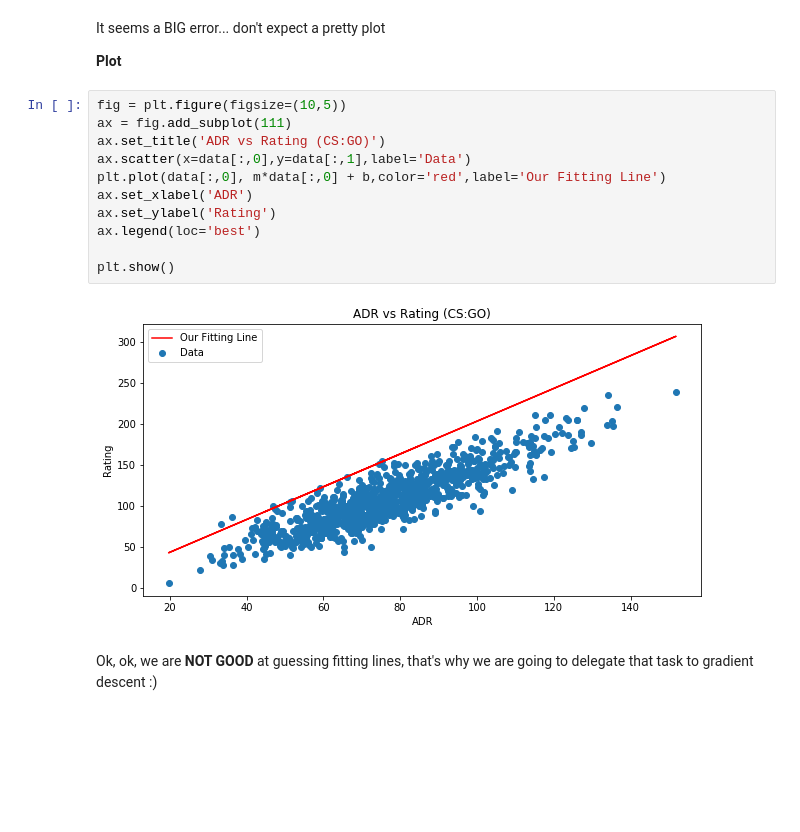
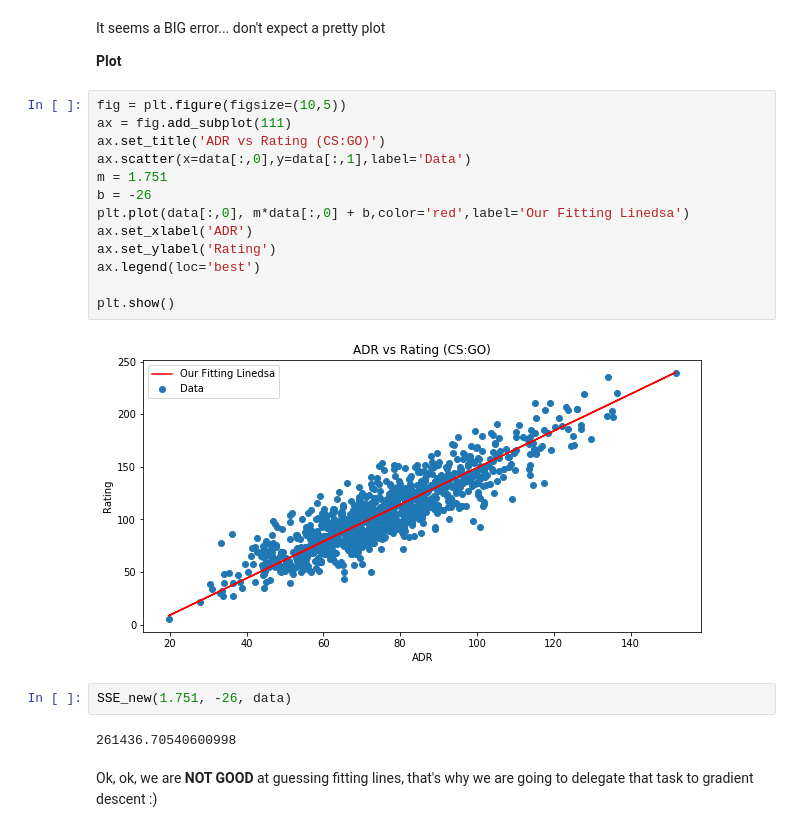
Before and after one commit to kwarodom/100DaysMLCodeChallenge, a Jupyter notebook: Week1 All Basics/Lecture3 Basic Math/2. Gradient Descent/demo.ipynb, the cells around one changed output. Drawn from its saved outputs; the diff is of its cells as text; blank space fills up the shorter version.

```diff
--- a/Week1 All Basics/Lecture3 Basic Math/2. Gradient Descent/demo.ipynb
+++ b/Week1 All Basics/Lecture3 Basic Math/2. Gradient Descent/demo.ipynb
@@ -148,16 +183,22 @@ It seems a BIG error... don't expect a pretty plot
 # %%
 fig = plt.figure(figsize=(10,5))
 ax = fig.add_subplot(111)
 ax.set_title('ADR vs Rating (CS:GO)')
 ax.scatter(x=data[:,0],y=data[:,1],label='Data')
-plt.plot(data[:,0], m*data[:,0] + b,color='red',label='Our Fitting Line')
+m = 1.751
+b = -26
+plt.plot(data[:,0], m*data[:,0] + b,color='red',label='Our Fitting Linedsa')
 ax.set_xlabel('ADR')
 ax.set_ylabel('Rating')
 ax.legend(loc='best')
 
 plt.show()
 # %% [output]
-[figure, old version]
+[figure, new version]
+# %%
+SSE_new(1.751, -26, data)
+# %% [output]
+261436.70540600998
 # %% [markdown]
 Ok, ok, we are **NOT GOOD** at guessing fitting lines, that's why we are going to delegate that task to gradient descent :)
 # %% [markdown]
```
Also changed, not shown: parts of 17 cells of this notebook, 2 other files.
